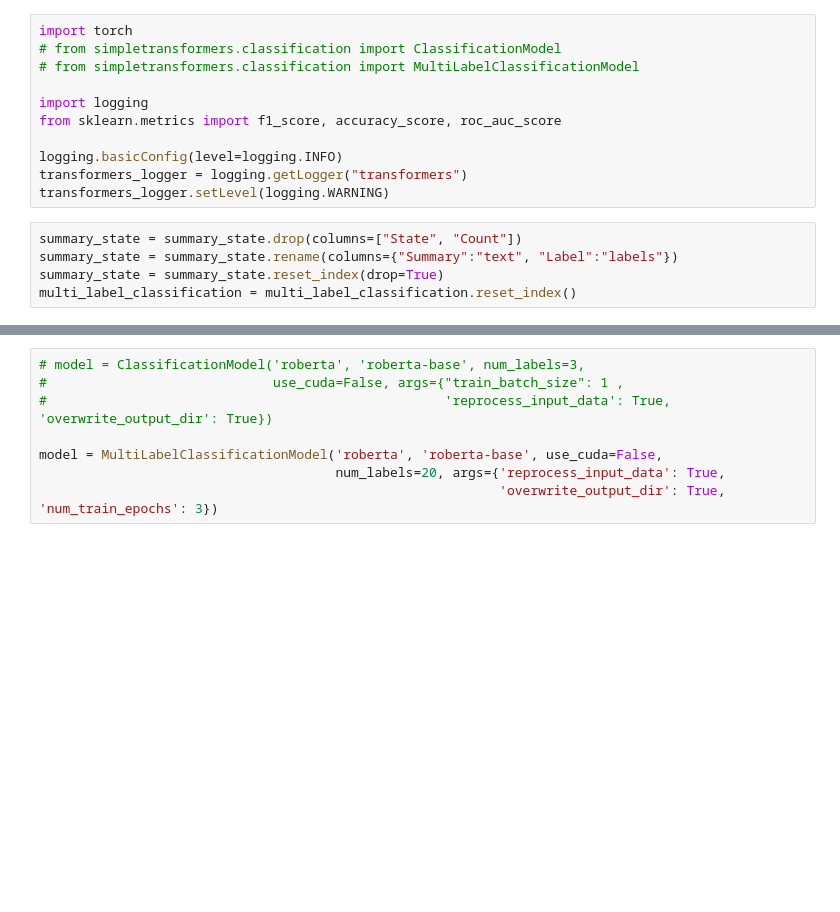
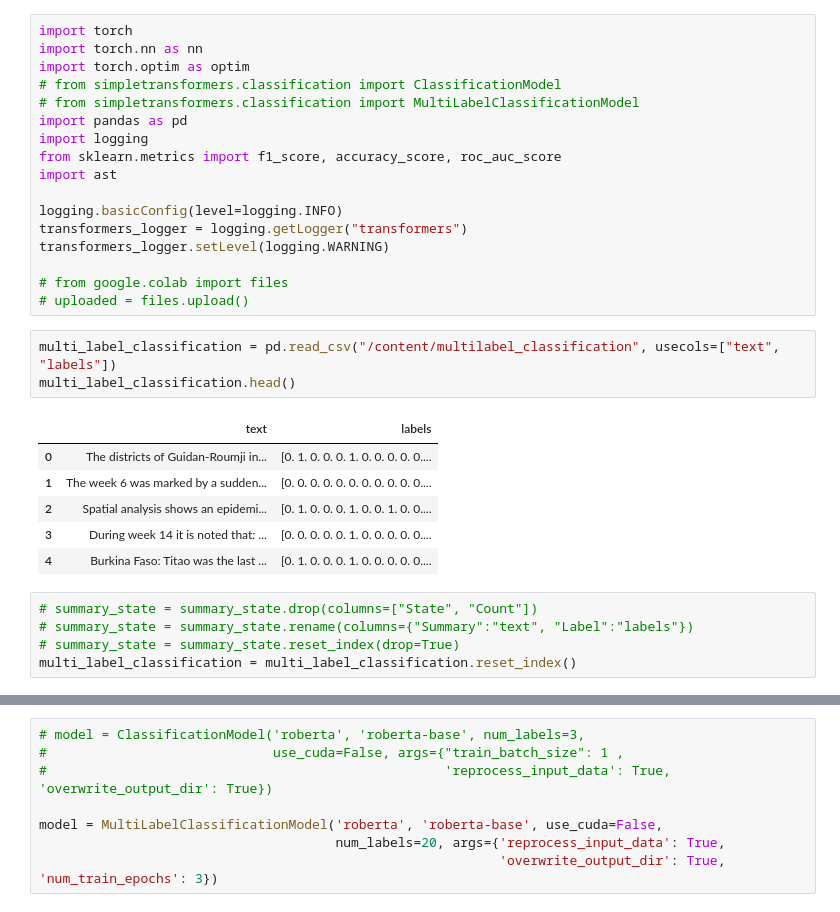
Before and after one commit to amirgamil/Meningitis-Analysis, a Jupyter notebook: Code/Simple Transformer.ipynb, the cells around one changed output, grey strips where cells are left out. Saved outputs shown, nothing was run; the diff lists cells and outputs as text; blank space fills up the shorter version.

```diff
--- a/Code/Simple Transformer.ipynb
+++ b/Code/Simple Transformer.ipynb
@@ -22,18 +5,34 @@ Burundi  :  22
 # %%
 import torch
+import torch.nn as nn
+import torch.optim as optim
 # from simpletransformers.classification import ClassificationModel
 # from simpletransformers.classification import MultiLabelClassificationModel
-
+import pandas as pd
 import logging
 from sklearn.metrics import f1_score, accuracy_score, roc_auc_score
+import ast
 
 logging.basicConfig(level=logging.INFO)
 transformers_logger = logging.getLogger("transformers")
 transformers_logger.setLevel(logging.WARNING)
+
+# from google.colab import files
+# uploaded = files.upload()
+# %%
+multi_label_classification = pd.read_csv("/content/multilabel_classification", usecols=["text", "labels"])
+multi_label_classification.head()
+# %% [output]
+|  | text | labels |
+| 0 | The districts of Guidan-Roumji in... | [0. 1. 0. 0. 0. 1. 0. 0. 0. 0. 0.... |
+| 1 | The week 6 was marked by a sudden... | [0. 0. 0. 0. 0. 0. 0. 0. 0. 0. 0.... |
+| 2 | Spatial analysis shows an epidemi... | [0. 1. 0. 0. 0. 1. 0. 0. 1. 0. 0.... |
+| 3 | During week 14 it is noted that: ... | [0. 0. 0. 0. 0. 1. 0. 0. 0. 0. 0.... |
+| 4 | Burkina Faso: Titao was the last ... | [0. 1. 0. 0. 0. 1. 0. 0. 0. 0. 0.... |
 # %%
-summary_state = summary_state.drop(columns=["State", "Count"])
-summary_state = summary_state.rename(columns={"Summary":"text", "Label":"labels"})
-summary_state = summary_state.reset_index(drop=True)
+# summary_state = summary_state.drop(columns=["State", "Count"])
+# summary_state = summary_state.rename(columns={"Summary":"text", "Label":"labels"})
+# summary_state = summary_state.reset_index(drop=True)
 multi_label_classification = multi_label_classification.reset_index()
 # %%
 separation = int(0.8 * len(multi_label_classification))
```
Also changed, not shown: parts of 11 cells of this notebook.
